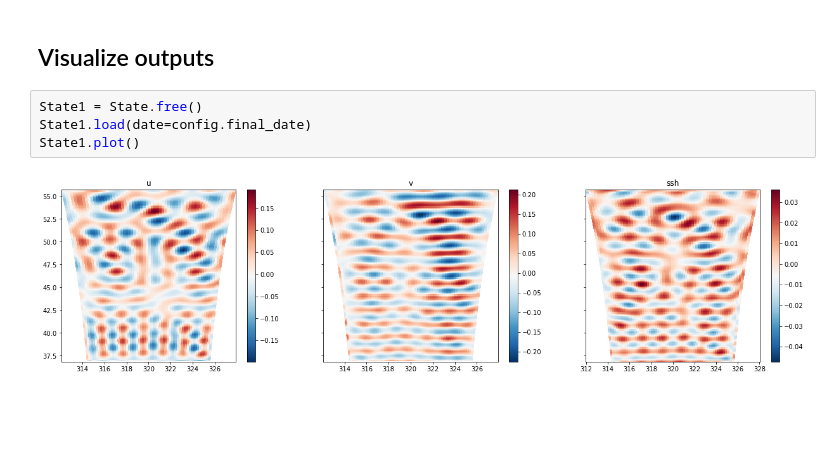
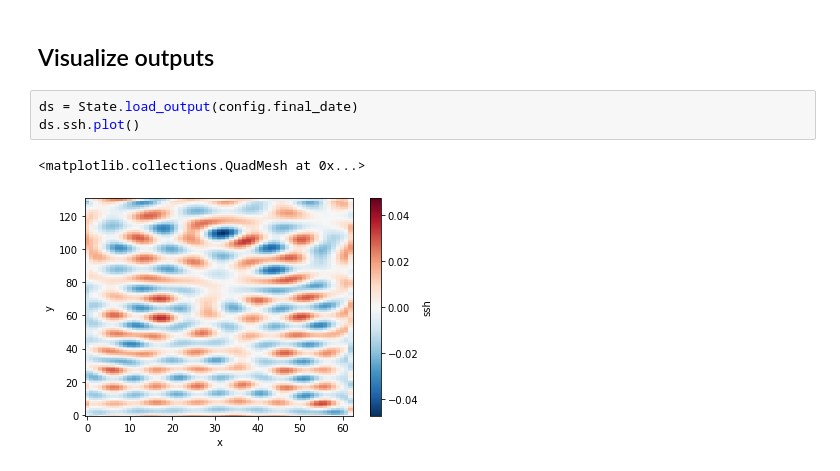
Before and after one commit to leguillf/MASSH, a Jupyter notebook: mapping/examples/Example2.ipynb, the cells around one changed output. Drawn from its saved outputs; the diff is of its cells as text; blank space fills up the shorter version.

```diff
--- a/mapping/examples/Example2.ipynb
+++ b/mapping/examples/Example2.ipynb
@@ -72,9 +72,9 @@ Number of iterations: 3
 *** Saving trajectory ***
 # %% [markdown]
 ## Visualize outputs
-# %%
-State1 = State.free()
-State1.load(date=config.final_date)
-State1.plot()
-# %% [output]
-[figure, removed]
+# %%
+ds = State.load_output(config.final_date)
+ds.ssh.plot()
+# %% [output]
+<matplotlib.collections.QuadMesh at 0x...>
+[figure, added]
```
Also changed, not shown: 6 other files.
